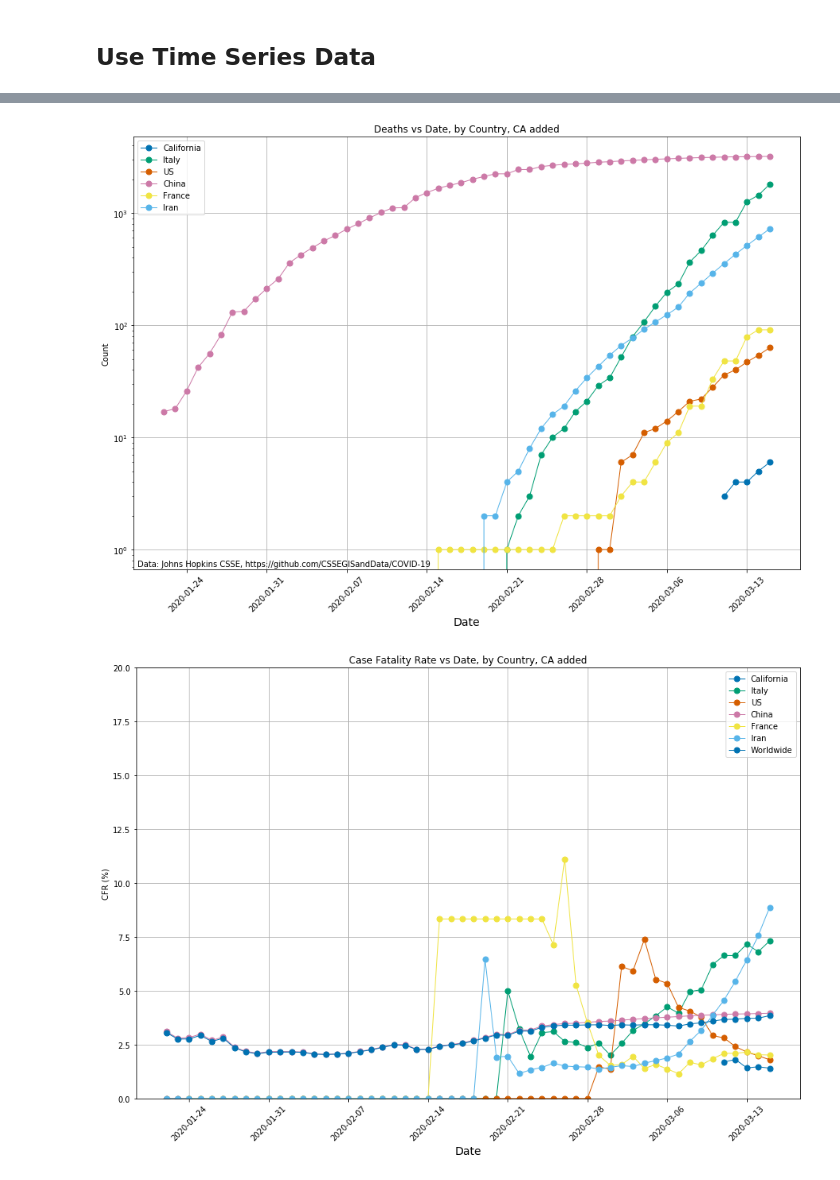
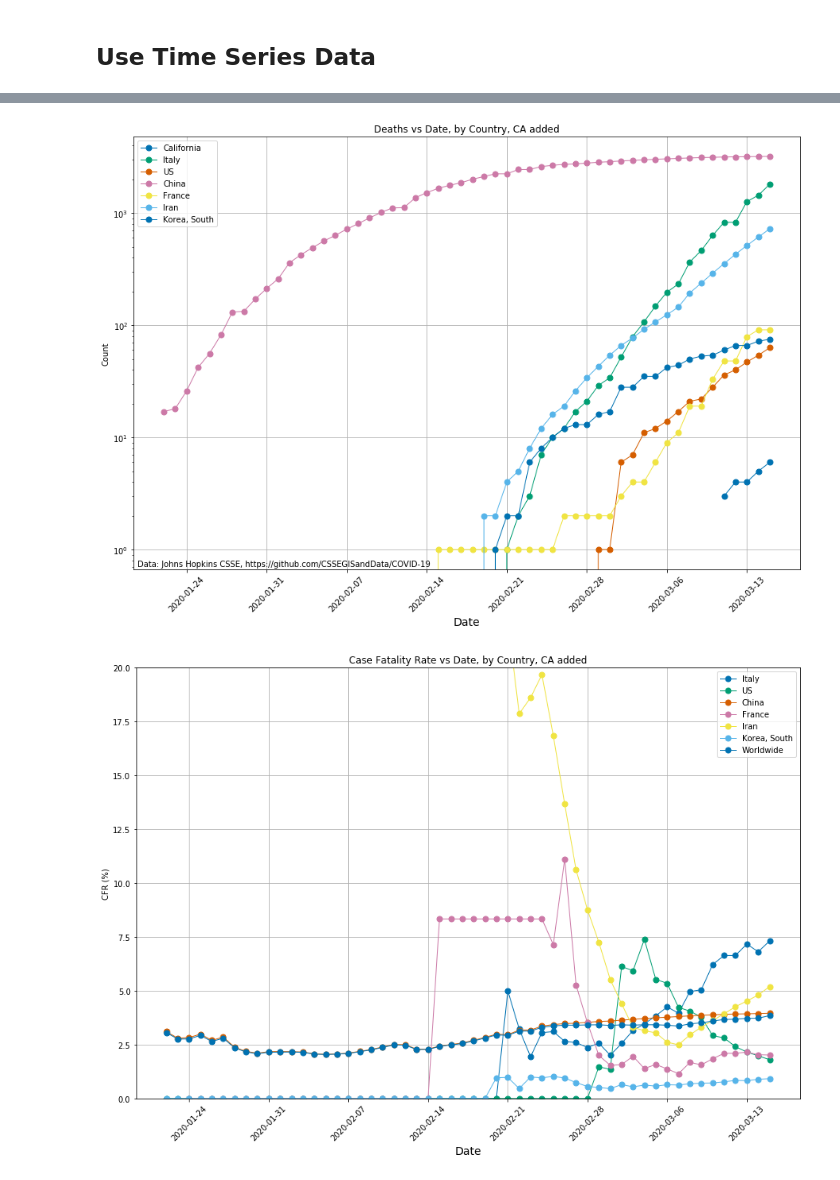
Before and after one commit to mattmendoza/COVID-19, a Jupyter notebook: DataExploration.ipynb, the cells around one changed output, grey strips where cells are left out. Saved outputs shown, nothing was run; the diff lists cells and outputs as text; code cells hidden in the pictures.

```diff
--- a/DataExploration.ipynb
+++ b/DataExploration.ipynb
@@ -128,16 +30,0 @@ plotlist.extend(['US','France'])
-# %%
-for country in plotlist:
-    current = countries[countries['Country']==country]
-    formats = dict(label=country,markersize=3,marker='o')
-    plt.plot(current.index,current['Deaths']/current['Recovered'],**formats)
-
-
-fig = plt.gcf(); ax = plt.gca()
-fig.set_size_inches(20,7)
-ax.set_title('Death/Recovery Rate vs Day, Select Countries')
-fig.legend()
-ax.semilogy()
-ax.set_xlabel('Date')
-ax.set_ylabel('$\\frac{N_{Dead}}{N_{Recovered}}$',size=20)
-ax.set_autoscalex_on(True)
-fig.savefig('CountriesCompared_RecoveryRatio.png')
@@ -146,15 +30,0 @@ fig.savefig('CountriesCompared_RecoveryRatio.png')
-# %%
-for country in plotlist:
-    current = countries[countries['Country']==country]
-    formats = dict(label=country,markersize=3,marker='o')
-    plt.plot(current.index,current['Confirmed'],**formats)
-
-
-fig = plt.gcf(); ax = plt.gca()
-fig.set_size_inches(20,7)
-ax.set_title('Confirmed Cases vs Day, Select Countries')
-fig.legend()
-ax.semilogy()
-ax.set_xlabel('Date')
-ax.set_ylabel('$N_{Confirmed}$',size=20)
-ax.set_autoscalex_on(True)
@@ -220,7 +84,7 @@ df_us_cnf = isoCountry(df_conf,'US')#.reset_index()[:10]
 df_ch_cnf = isoCountry(df_conf,'China')#.reset_index()[:10]
 df_fr_cnf = isoCountry(df_conf,'France')#.reset_index()[:10]
 df_in_cnf = isoCountry(df_conf,'Iran')#.reset_index()[:10]
-df_in_cnf = isoCountry(df_conf,'Korea, South')#.reset_index()[:10]
+df_sk_cnf = isoCountry(df_conf,'Korea, South')#.reset_index()[:10]
 
 
 
@@ -231,7 +95,7 @@ plt.plot(df_us_cnf['Date'],df_us_cnf['Count'],**formats, label='US')
 plt.plot(df_ch_cnf['Date'],df_ch_cnf['Count'],**formats, label='China')
 plt.plot(df_fr_cnf['Date'],df_fr_cnf['Count'],**formats, label='France')
 plt.plot(df_in_cnf['Date'],df_in_cnf['Count'],**formats, label='Iran')
-plt.plot(df_in_cnf['Date'],df_in_cnf['Count'],**formats, label='Korea, South')
+plt.plot(df_sk_cnf['Date'],df_sk_cnf['Count'],**formats, label='Korea, South')
 
 
 
@@ -255,6 +119,7 @@ df_us_dth = isoCountry(df_dth,'US')#.reset_index()[:10]
 df_ch_dth = isoCountry(df_dth,'China')#.reset_index()[:10]
 df_fr_dth = isoCountry(df_dth,'France')#.reset_index()[:10]
 df_in_dth = isoCountry(df_dth,'Iran')#.reset_index()[:10]
+df_sk_dth = isoCountry(df_dth,'Korea, South')#.reset_index()[:10]
 
 
 formats = dict(markersize=7,marker='o',linewidth=1)
@@ -264,6 +129,8 @@ plt.plot(df_us_dth['Date'],df_us_dth['Count'],**formats, label='US')
 plt.plot(df_ch_dth['Date'],df_ch_dth['Count'],**formats, label='China')
 plt.plot(df_fr_dth['Date'],df_fr_dth['Count'],**formats, label='France')
 plt.plot(df_in_dth['Date'],df_in_dth['Count'],**formats, label='Iran')
+plt.plot(df_sk_dth['Date'],df_sk_dth['Count'],**formats, label='Korea, South')
+
 
 
 fig = plt.gcf(); ax = plt.gca()
@@ -279,35 +146,39 @@ fig.text(.13,.13,'Data: Johns Hopkins CSSE, https://github.com/CSSEGISandData/CO
 
 fig.savefig('Deaths_3152020.png')
 # %% [output]
-[figure, old version]
+[figure, new version]
 # %%
 df_ca_cnf['CFR'] = (df_ca_dth['Count'] / df_ca_cnf['Count']) * 100
 df_it_cnf['CFR'] = (df_it_dth['Count'] / df_it_cnf['Count']) * 100
 df_us_cnf['CFR'] = (df_us_dth['Count'] / df_us_cnf['Count']) * 100
 df_ch_cnf['CFR'] = (df_ch_dth['Count'] / df_ch_cnf['Count']) * 100
 df_fr_cnf['CFR'] = (df_fr_dth['Count'] / df_fr_cnf['Count']) * 100
 df_in_cnf['CFR'] = (df_in_dth['Count'] / df_in_cnf['Count']) * 100
+df_sk_cnf['CFR'] = (df_sk_dth['Count'] / df_sk_cnf['Count']) * 100
+
 
 formats = dict(markersize=7,marker='o',linewidth=1)
-plt.plot(df_ca_cnf['Date'],df_ca_cnf['CFR'],**formats, label='California')
+#plt.plot(df_ca_cnf['Date'],df_ca_cnf['CFR'],**formats, label='California')
 plt.plot(df_it_cnf['Date'],df_it_cnf['CFR'],**formats, label='Italy')
 plt.plot(df_us_cnf['Date'],df_us_cnf['CFR'],**formats, label='US')
 plt.plot(df_ch_cnf['Date'],df_ch_cnf['CFR'],**formats, label='China')
 plt.plot(df_fr_cnf['Date'],df_fr_cnf['CFR'],**formats, label='France')
 plt.plot(df_in_cnf['Date'],df_in_cnf['CFR'],**formats, label='Iran')
+plt.plot(df_sk_cnf['Date'],df_sk_cnf['CFR'],**formats, label='Korea, South')
+
 plt.plot(df_wrld_conf['Date'],df_wrld_conf['CFR'],**formats, label='Worldwide')
 
 
 fig = plt.gcf(); ax = plt.gca()
 fig.set_size_inches(15,10)
 plt.legend()
 #ax.semilogy()
 ax.set_title('Case Fatality Rate vs Date, by Country, CA added')
 plt.xticks(rotation=45)
 ax.set_xlabel('Date',fontsize=14)
 ax.set_ylabel('CFR (%)')
 ax.set_ylim(0,20)
 ax.grid()
 fig.savefig('CFR_3152020.png')
 # %% [output]
-[figure, old version]
+[figure, new version]
```
Also changed, not shown: parts of 25 cells of this notebook, 12 other files.
